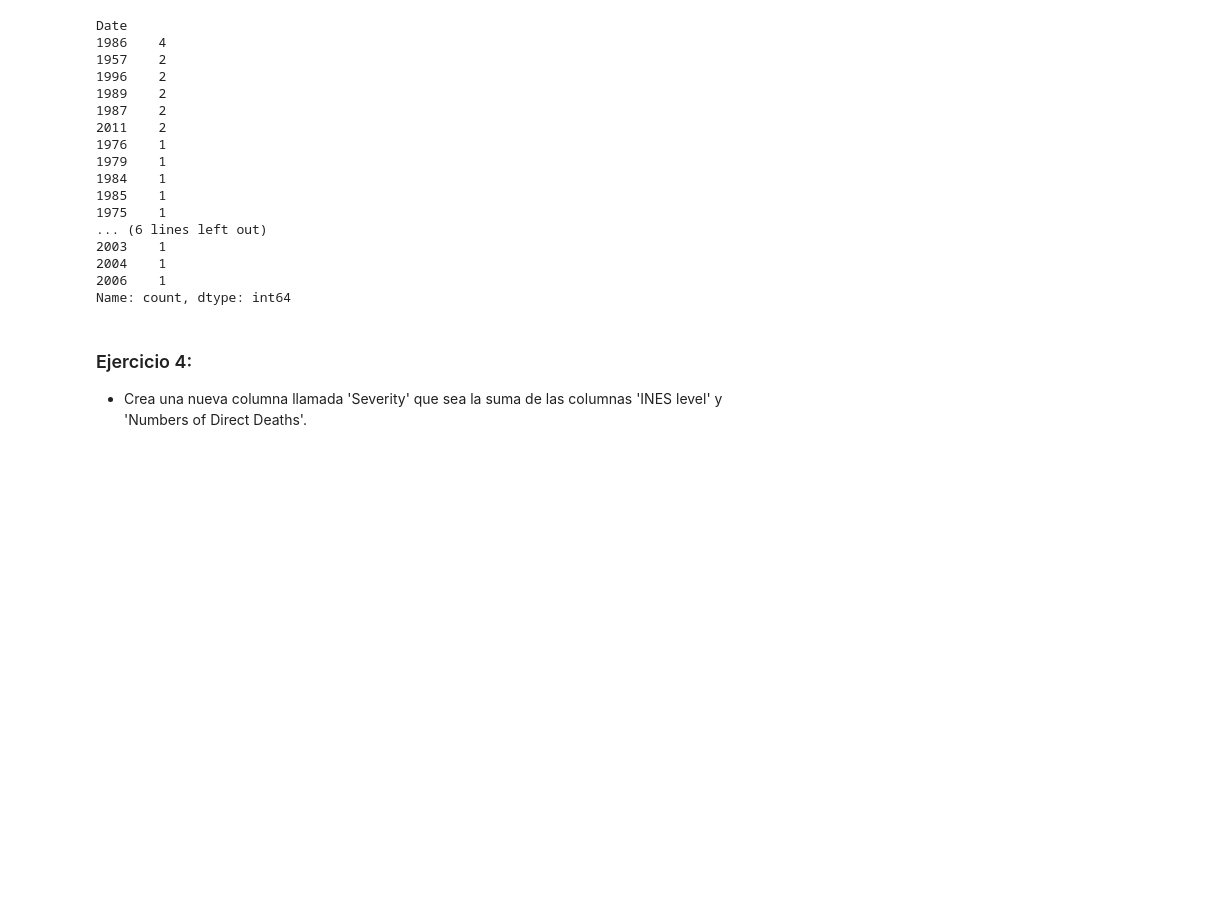
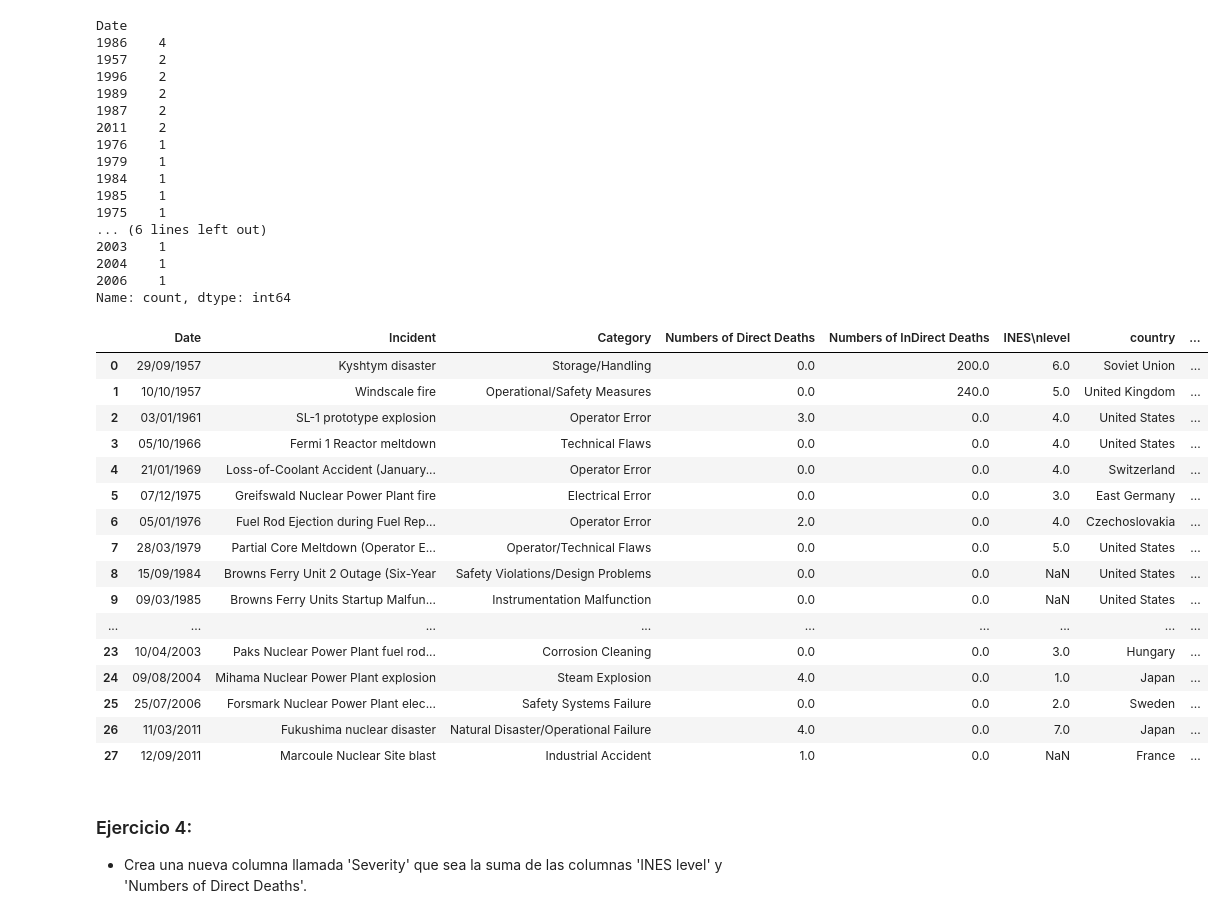
Before and after one commit to FlorLascu/Python-Prep, a Jupyter notebook: 04_Soy_Henry/01 modulo_01/lesson_07/Accidentes/Ejercicios Pandas.ipynb, the cells around one changed output. Saved outputs shown, nothing was run; the diff lists cells and outputs as text; code cells hidden in the pictures; blank space fills up the shorter version.

```diff
--- a/04_Soy_Henry/01 modulo_01/lesson_07/Accidentes/Ejercicios Pandas.ipynb
+++ b/04_Soy_Henry/01 modulo_01/lesson_07/Accidentes/Ejercicios Pandas.ipynb
@@ -4,7 +4,7 @@
 import pandas as pd
 # %%
 # Carga tu archivo de datos aquí abajo:
-nuclear_incidents = pd.read_csv(r'Nuclear_Incidents.csv',sep=',', encoding='utf-8',thousands=",")
+nuclear_incidents = pd.read_csv('Nuclear_Incidents.csv',sep=',', encoding='utf-8',thousands=",")
 # %%
 nuclear_incidents.info()
 # %% [output]
@@ -117,6 +117,27 @@ Date
 2004    1
 2006    1
 Name: count, dtype: int64
+# %%
+nuclear_incidents['year'] = pd.to_datetime(nuclear_incidents['Date']).dt.year
+nuclear_incidents
+# %% [output]
+|  | Date | Incident | Category | Numbers of Direct Deaths | Numbers of InDirect Deaths | INES\nlevel | country | ... |
+| 0 | 29/09/1957 | Kyshtym disaster | Storage/Handling | 0.0 | 200.0 | 6.0 | Soviet Union | ... |
+| 1 | 10/10/1957 | Windscale fire | Operational/Safety Measures | 0.0 | 240.0 | 5.0 | United Kingdom | ... |
+| 2 | 03/01/1961 | SL-1 prototype explosion | Operator Error | 3.0 | 0.0 | 4.0 | United States | ... |
+| 3 | 05/10/1966 | Fermi 1 Reactor meltdown | Technical Flaws | 0.0 | 0.0 | 4.0 | United States | ... |
+| 4 | 21/01/1969 | Loss-of-Coolant Accident (January... | Operator Error | 0.0 | 0.0 | 4.0 | Switzerland | ... |
+| 5 | 07/12/1975 | Greifswald Nuclear Power Plant fire | Electrical Error | 0.0 | 0.0 | 3.0 | East Germany | ... |
+| 6 | 05/01/1976 | Fuel Rod Ejection during Fuel Rep... | Operator Error | 2.0 | 0.0 | 4.0 | Czechoslovakia | ... |
+| 7 | 28/03/1979 | Partial Core Meltdown (Operator E... | Operator/Technical Flaws | 0.0 | 0.0 | 5.0 | United States | ... |
+| 8 | 15/09/1984 | Browns Ferry Unit 2 Outage (Six-Year | Safety Violations/Design Problems | 0.0 | 0.0 | NaN | United States | ... |
+| 9 | 09/03/1985 | Browns Ferry Units Startup Malfun... | Instrumentation Malfunction | 0.0 | 0.0 | NaN | United States | ... |
+| ... | ... | ... | ... | ... | ... | ... | ... | ... |
+| 23 | 10/04/2003 | Paks Nuclear Power Plant fuel rod... | Corrosion Cleaning | 0.0 | 0.0 | 3.0 | Hungary | ... |
+| 24 | 09/08/2004 | Mihama Nuclear Power Plant explosion | Steam Explosion | 4.0 | 0.0 | 1.0 | Japan | ... |
+| 25 | 25/07/2006 | Forsmark Nuclear Power Plant elec... | Safety Systems Failure | 0.0 | 0.0 | 2.0 | Sweden | ... |
+| 26 | 11/03/2011 | Fukushima nuclear disaster | Natural Disaster/Operational Failure | 4.0 | 0.0 | 7.0 | Japan | ... |
+| 27 | 12/09/2011 | Marcoule Nuclear Site blast | Industrial Accident | 1.0 | 0.0 | NaN | France | ... |
 # %% [markdown]
 ### Ejercicio 4:
 * Crea una nueva columna llamada 'Severity' que sea la suma de las columnas 'INES level' y 'Numbers of Direct Deaths'.
```
Also changed, not shown: parts of 16 cells of this notebook, 33 other files.
